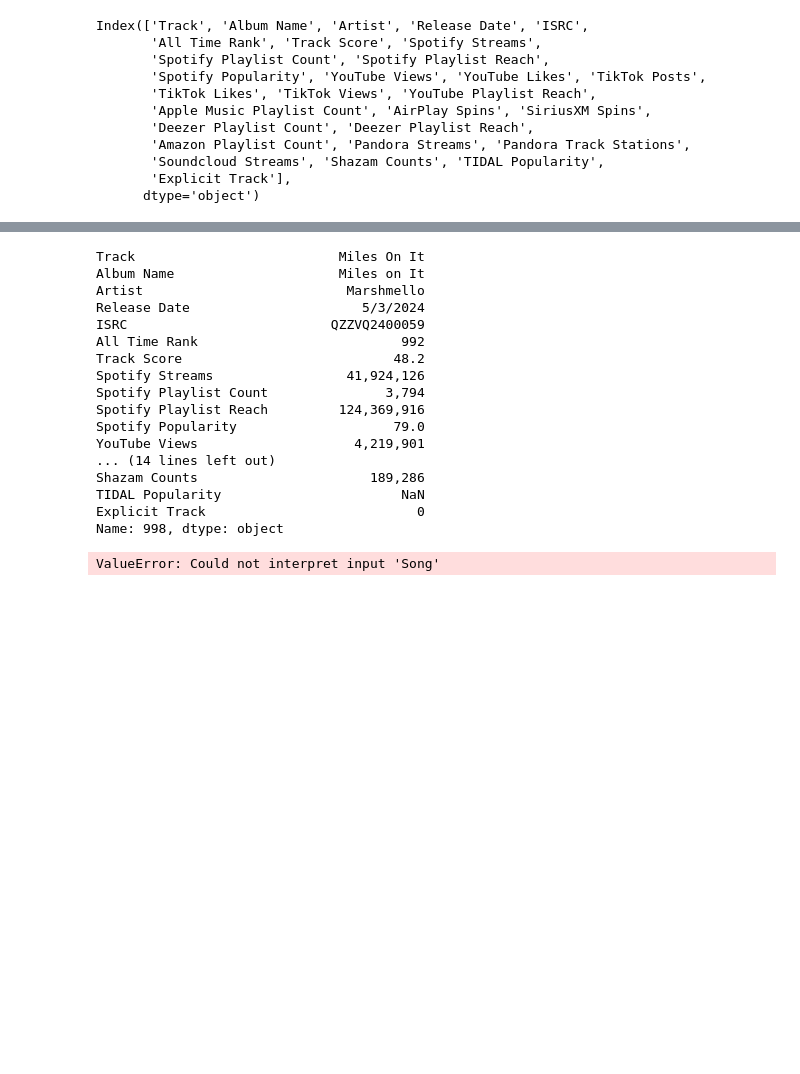
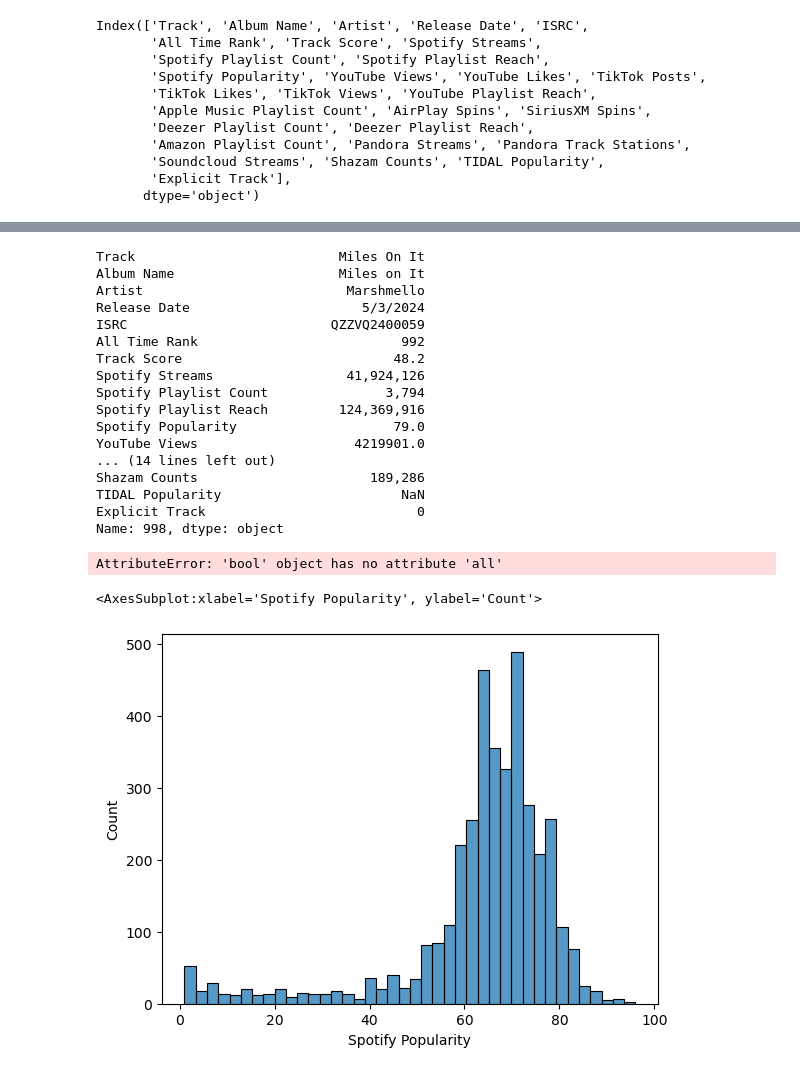
Before and after one commit to CrunchySweet/AI, a Jupyter notebook: Semester1/Spotify/Spotify2024.ipynb, the cells around one changed output, grey strips where cells are left out. Drawn from its saved outputs; the diff is of its cells as text; code cells hidden in the pictures; blank space fills up the shorter version.

```diff
--- a/Semester1/Spotify/Spotify2024.ipynb
+++ b/Semester1/Spotify/Spotify2024.ipynb
@@ -17,6 +17,10 @@ Index(['Track', 'Album Name', 'Artist', 'Release Date', 'ISRC',
        'Soundcloud Streams', 'Shazam Counts', 'TIDAL Popularity',
        'Explicit Track'],
       dtype='object')
+# %%
+
+df["YouTube Views"] = df["YouTube Views"].str.replace(',','')
+df["YouTube Views"] = pd.to_numeric(df["YouTube Views"], errors='coerce')
 # %%
 df.info()
 # %% [output]
@@ -51,7 +55,7 @@ Spotify Streams                 41,924,126
 Spotify Playlist Count               3,794
 Spotify Playlist Reach         124,369,916
 Spotify Popularity                    79.0
-YouTube Views                    4,219,901
+YouTube Views                    4219901.0
 ... (14 lines left out)
 Shazam Counts                      189,286
 TIDAL Popularity                       NaN
@@ -106,5 +111,10 @@ for song in df['Explicit Track']:
     }
 # %%
-sns.barplot(data=percentSong, x="Song", y="Percent")
+sns.barplot(data=percentSong, x="Clean", y= "Total")
 # %% [output]
-ValueError: Could not interpret input 'Song'
+AttributeError: 'bool' object has no attribute 'all'
+# %%
+sns.histplot(df, x="Spotify Popularity", bins = 40)
+# %% [output]
+<AxesSubplot:xlabel='Spotify Popularity', ylabel='Count'>
+[figure, added]
```
Also changed, not shown: parts of 4 cells of this notebook.
